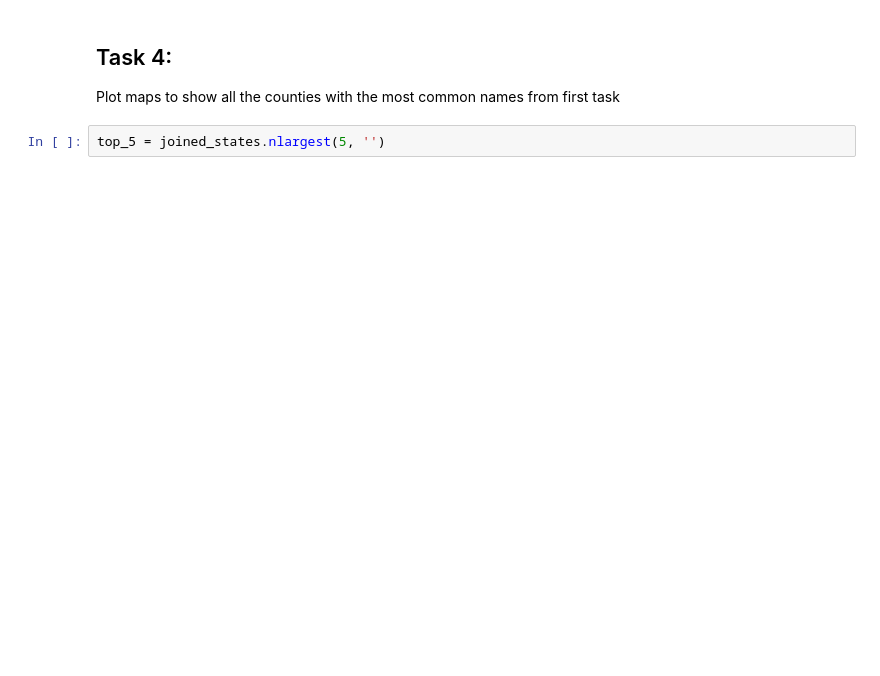
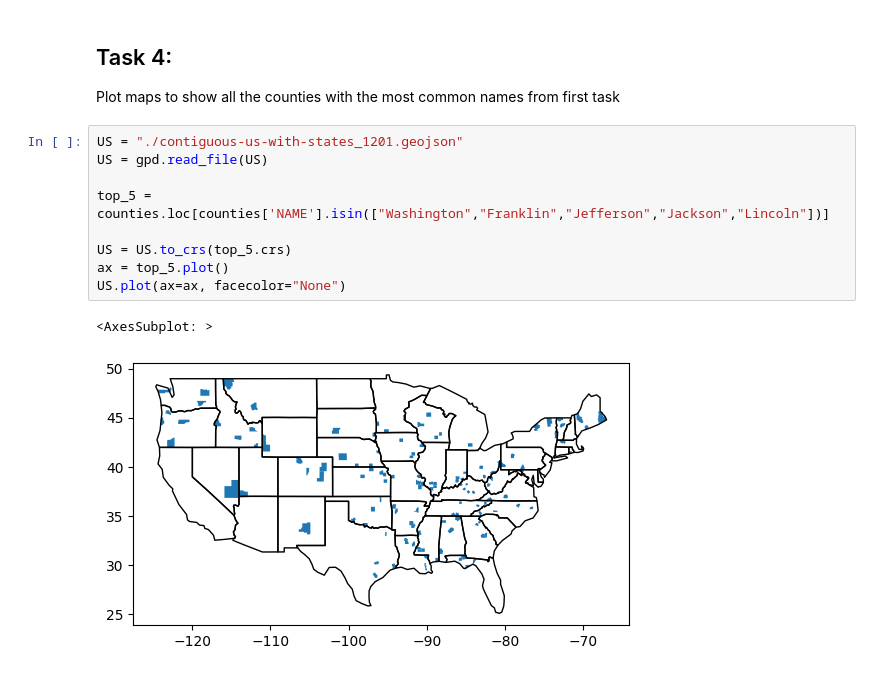
Before and after one commit to radleyciego/geocomputation, a Jupyter notebook: labs/lab_8.ipynb, the cells around one changed output. Cells and saved outputs as stored; diff of their text form; blank space fills up the shorter version.

```diff
--- a/labs/lab_8.ipynb
+++ b/labs/lab_8.ipynb
@@ -81,5 +97,15 @@ joined_states.sample(5)
 # %% [markdown]
 ## Task 4:
 Plot maps to show all the counties with the most common names from first task
-# %%
-top_5 = joined_states.nlargest(5, '')
+# %%
+US = "./contiguous-us-with-states_1201.geojson"
+US = gpd.read_file(US)
+
+top_5 = counties.loc[counties['NAME'].isin(["Washington","Franklin","Jefferson","Jackson","Lincoln"])]
+
+US = US.to_crs(top_5.crs)
+ax = top_5.plot()
+US.plot(ax=ax, facecolor="None")
+# %% [output]
+<AxesSubplot: >
+[figure, added]
```
Also changed, not shown: parts of 4 cells of this notebook.
